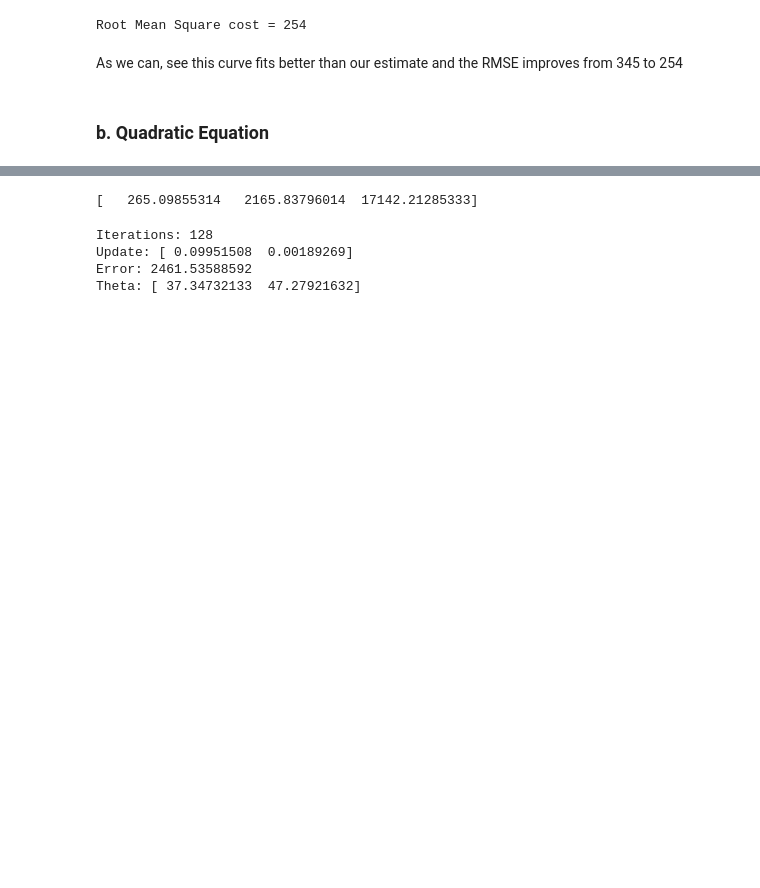
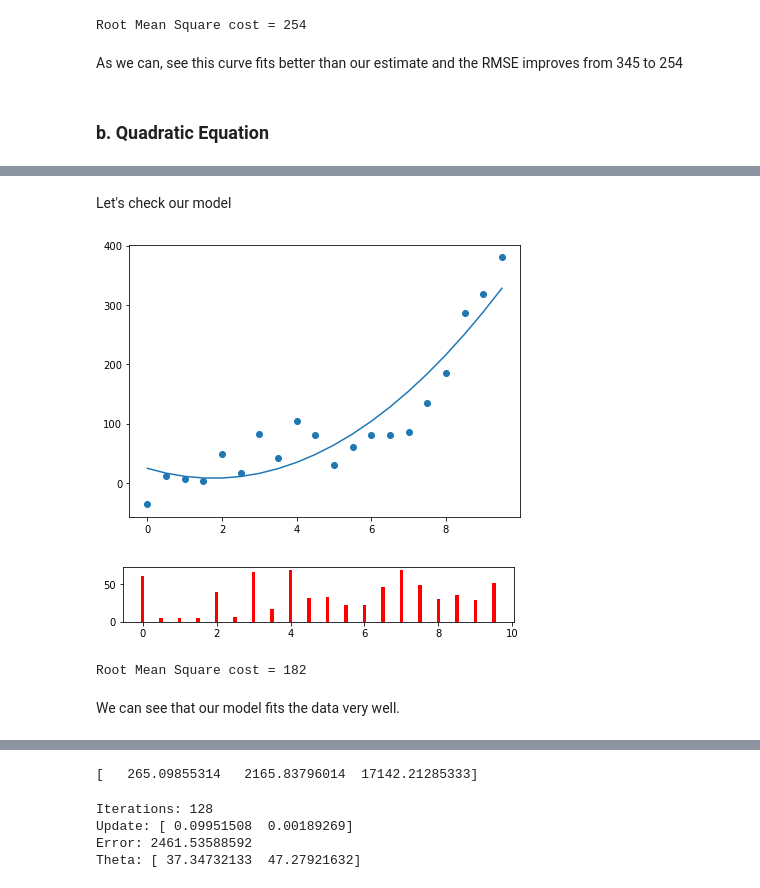
Before and after one commit to elijah981/Curve_Fitting, a Jupyter notebook: CurveFitting.ipynb, the cells around one changed output, grey strips where cells are left out. Drawn from its saved outputs; the diff is of its cells as text; code cells hidden in the pictures; blank space fills up the shorter version.

```diff
--- a/CurveFitting.ipynb
+++ b/CurveFitting.ipynb
@@ -286,0 +305,27 @@ print(dcost1, dcost2, dcost3)
+# %%
+A = np.zeros((3,3))
+B = np.zeros((3,1))
+A[0,0] = np.sum(x**4)
+A[0,1] = np.sum(x**3)
+A[0,2] = np.sum(x**2)
+A[1,0] = np.sum(x**3)
+A[1,1] = np.sum(x**2)
+A[1,2] = np.sum(x)
+A[2,0] = np.sum(x**2)
+A[2,1] = np.sum(x)
+A[2,2] = x.size
+
+B[0] = np.sum(x**2 *y)
+B[1] = np.sum(x*y)
+B[2] = np.sum(y)
+
+X = np.matmul(np.linalg.inv(A), B)
+print('A')
+print(A)
+print('-'*20)
+print('B')
+print(B)
+print('-'*20)
+print('X')
+print(X)
+print('-'*20)
@@ -286,0 +348,24 @@ print(dcost1, dcost2, dcost3)
+# %% [markdown]
+Let's check our model
+# %%
+y_pred = model([X[2], X[1], X[0]], x)
+cost = objective(y, y_pred)
+
+y_diff = np.abs(y - y_pred)
+
+plt.subplots(figsize=(7,5))
+plt.scatter(x,y)
+plt.plot(x,y_pred)
+plt.show()
+
+plt.subplots(figsize=(7,1))
+plt.bar(x,y_diff,width=0.1, align='center', color='red')
+plt.show()
+
+print('Root Mean Square cost = %d' % cost[1])
+# %% [output]
+[figure, added]
+[figure, added]
+Root Mean Square cost = 182
+# %% [markdown]
+We can see that our model fits the data very well.
```
Also changed, not shown: parts of 7 cells of this notebook.
